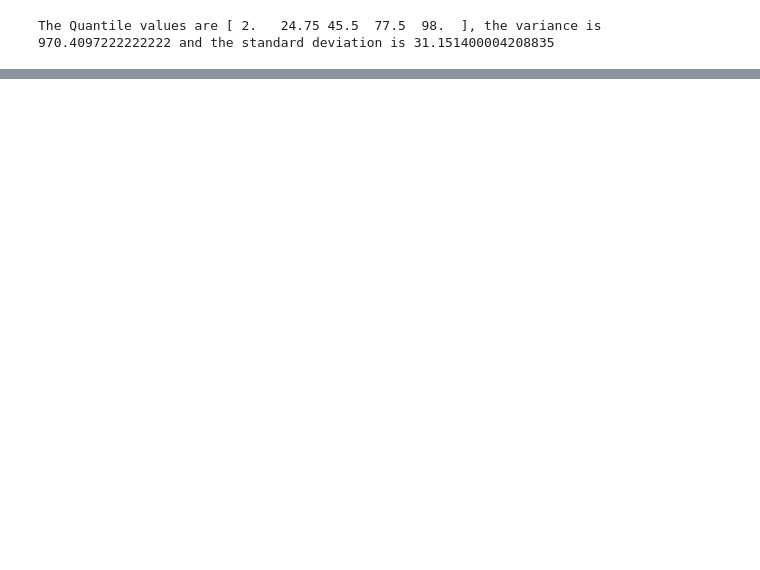
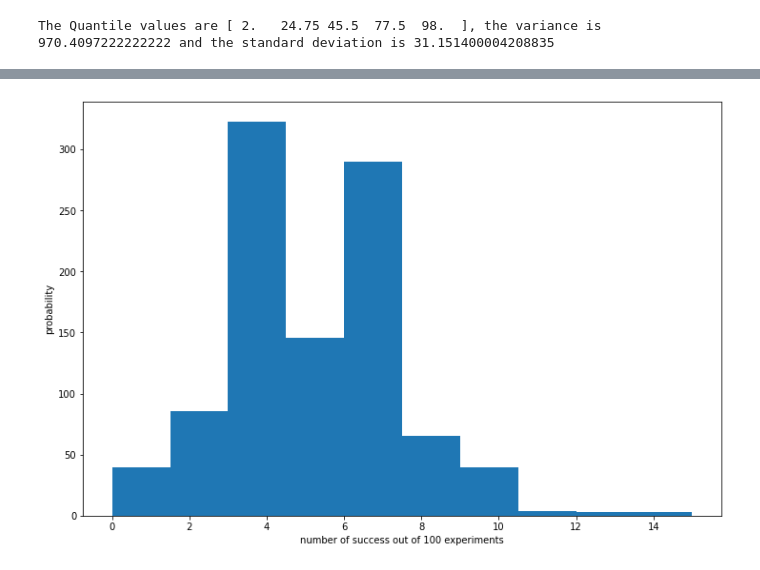
Before and after one commit to GaikwadChinmay/Statistics, a Jupyter notebook: Statistics with Python.ipynb, the cells around one changed output, grey strips where cells are left out. Drawn from its saved outputs; the diff is of its cells as text; code cells hidden in the pictures; blank space fills up the shorter version.

Commit message:
Updates: - Added Probability distributions

```diff
--- a/Statistics with Python.ipynb
+++ b/Statistics with Python.ipynb
@@ -92,0 +106,30 @@ The Quantile values are [ 2.   24.75 45.5  77.5  98.  ], the variance is 970.409
+# %%
+def perform_bernoulli_trials(n, p):
+    """Perform n Bernoulli trials with success probability p
+    and return number of successes."""
+    # Initialize number of successes: n_success
+    n_success = 0
+    # Perform trials
+    for i in range(0,n):
+        # Choose random number between zero and one: random_number
+        random_number = np.random.random()
+        # If less than p, it's a success so add one to n_success
+        if random_number < p:
+            n_success+=1
+    return n_success
+# %%
+# Seed random number generator
+np.random.seed(42)
+# Initialize the number of defaults: n_defaults
+n_defaults = np.empty(1000)
+# Compute the number of defaults
+for i in range(1000):
+    n_defaults[i] = perform_bernoulli_trials(100,0.05)
+
+plt.figure(figsize=(12,8))
+_ = plt.hist(n_defaults)
+_ = plt.xlabel('number of success out of 100 experiments')
+_ = plt.ylabel('probability')
+plt.show()
+# %% [output]
+[figure, added]
```
Also changed, not shown: parts of 16 cells of this notebook.
